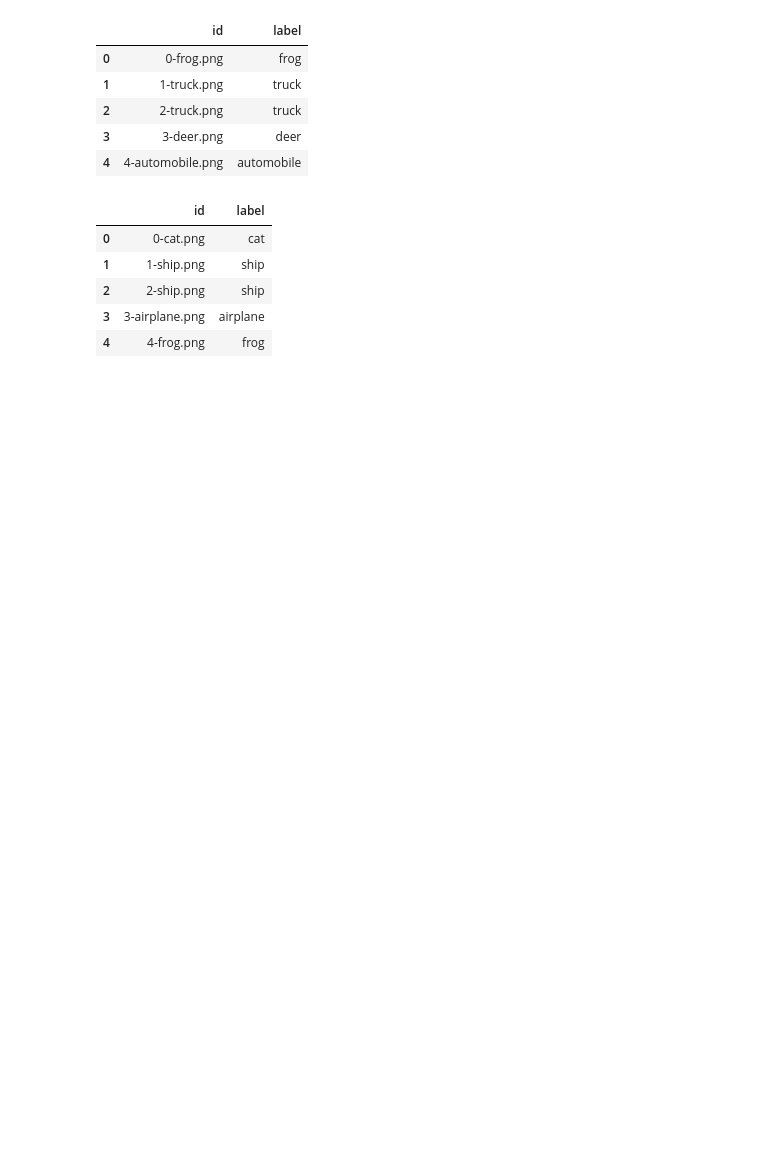
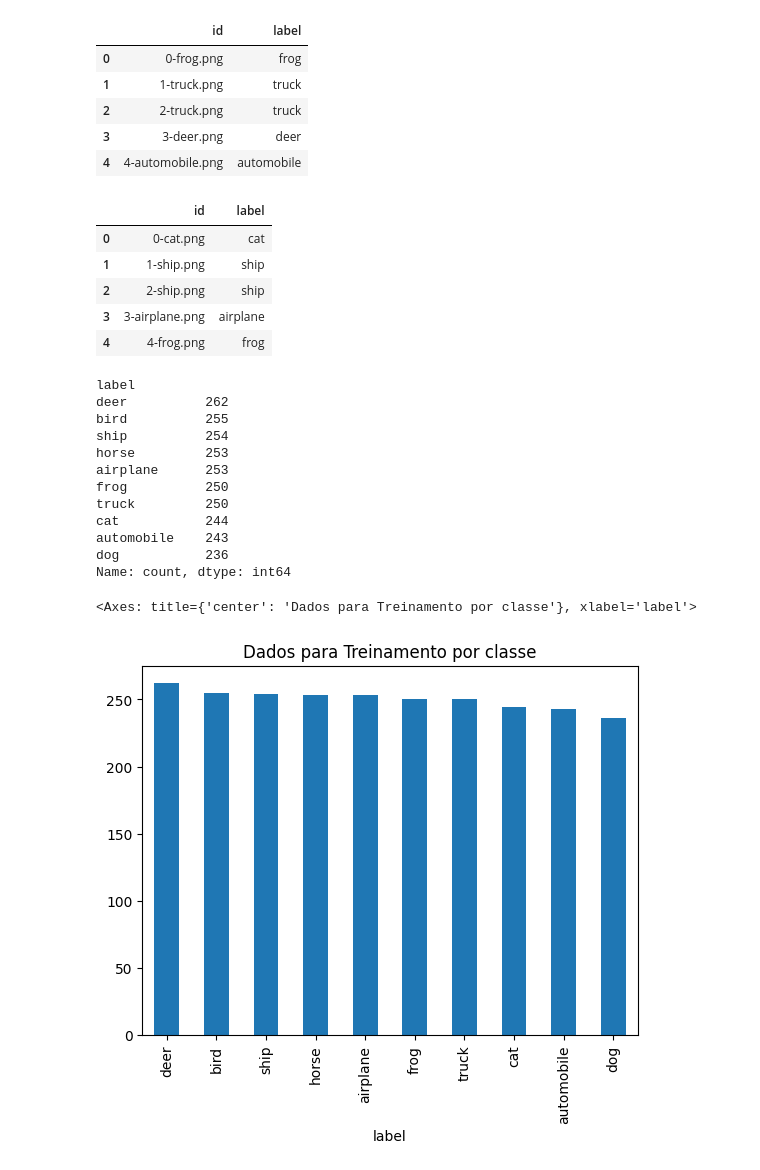
Before and after one commit to luis-rveiga/pucrj-cienciadadosanalytics, a Jupyter notebook: mvp-sprint-ii-machine-learning-analytics/deep-learning/mvp-sprint-ii-deep-learnig-final.ipynb, the cells around one changed output. Drawn from its saved outputs; the diff is of its cells as text; code cells hidden in the pictures; blank space fills up the shorter version.

Commit message:
inclusao de modelos para avaliacao

```diff
--- a/mvp-sprint-ii-machine-learning-analytics/deep-learning/mvp-sprint-ii-deep-learnig-final.ipynb
+++ b/mvp-sprint-ii-machine-learning-analytics/deep-learning/mvp-sprint-ii-deep-learnig-final.ipynb
@@ -56,6 +56,16 @@ def create_directory(dir):
             os.remove(dir+file)
     else:
         os.makedirs(dir)
+
+
+def plot_loss(history):
+    plt.plot(history.history['loss'])
+    plt.plot(history.history['val_loss'])
+    plt.title('Gráfico loss X epoch')
+    plt.ylabel('loss')
+    plt.xlabel('epoch')
+    plt.legend(['train', 'validation'], loc='upper left')
+    plt.show()
 # %%
 from keras.datasets import cifar10
 
@@ -69,7 +79,7 @@ test_dir = "./test/"
 create_directory(train_dir)
 create_directory(test_dir)
 # %%
-train_samples = 25000 #X_train.shape[0]
+train_samples = 2500 #X_train.shape[0]
 
 create_files(X_train, y_train, cifar10_classes, train_dir, train_samples)
 
@@ -98,3 +108,21 @@ test_df.head()
 | 2 | 2-ship.png | ship |
 | 3 | 3-airplane.png | airplane |
 | 4 | 4-frog.png | frog |
+# %%
+print((train_df['label']).value_counts())
+train_df['label'].value_counts().plot.bar(title='Dados para Treinamento por classe')
+# %% [output]
+label
+deer          262
+bird          255
+ship          254
+horse         253
+airplane      253
+frog          250
+truck         250
+cat           244
+automobile    243
+dog           236
+Name: count, dtype: int64
+<Axes: title={'center': 'Dados para Treinamento por classe'}, xlabel='label'>
+[figure, added]
```
Also changed, not shown: parts of 29 cells of this notebook.
